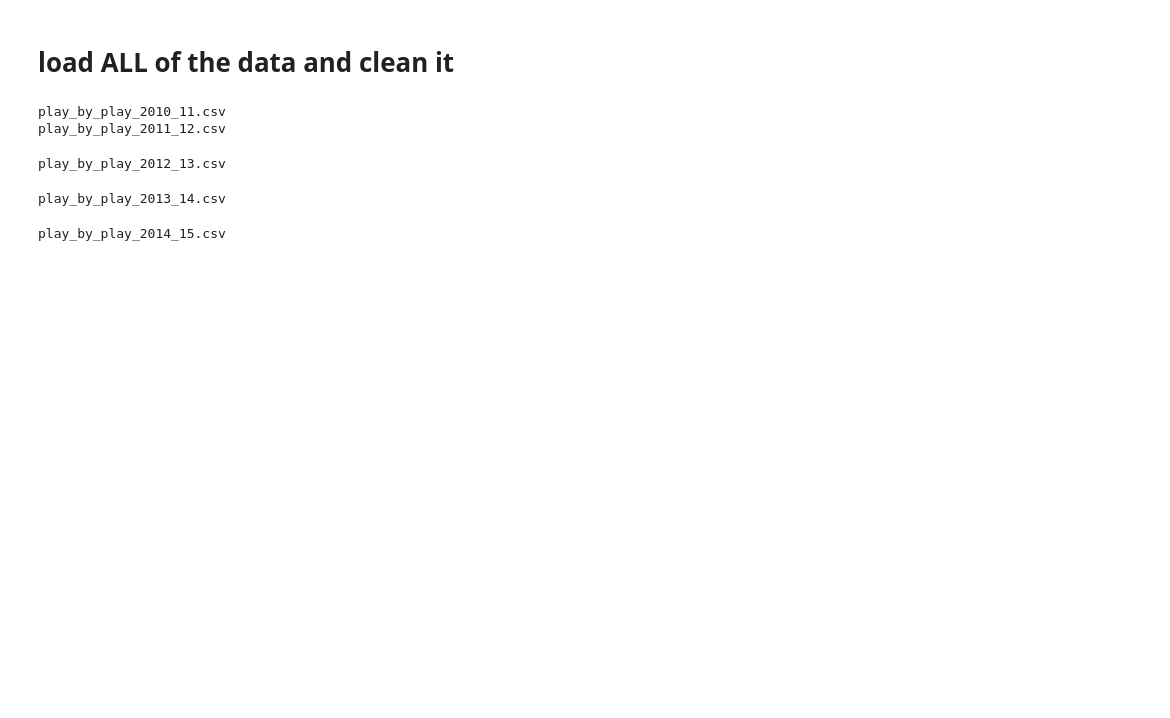
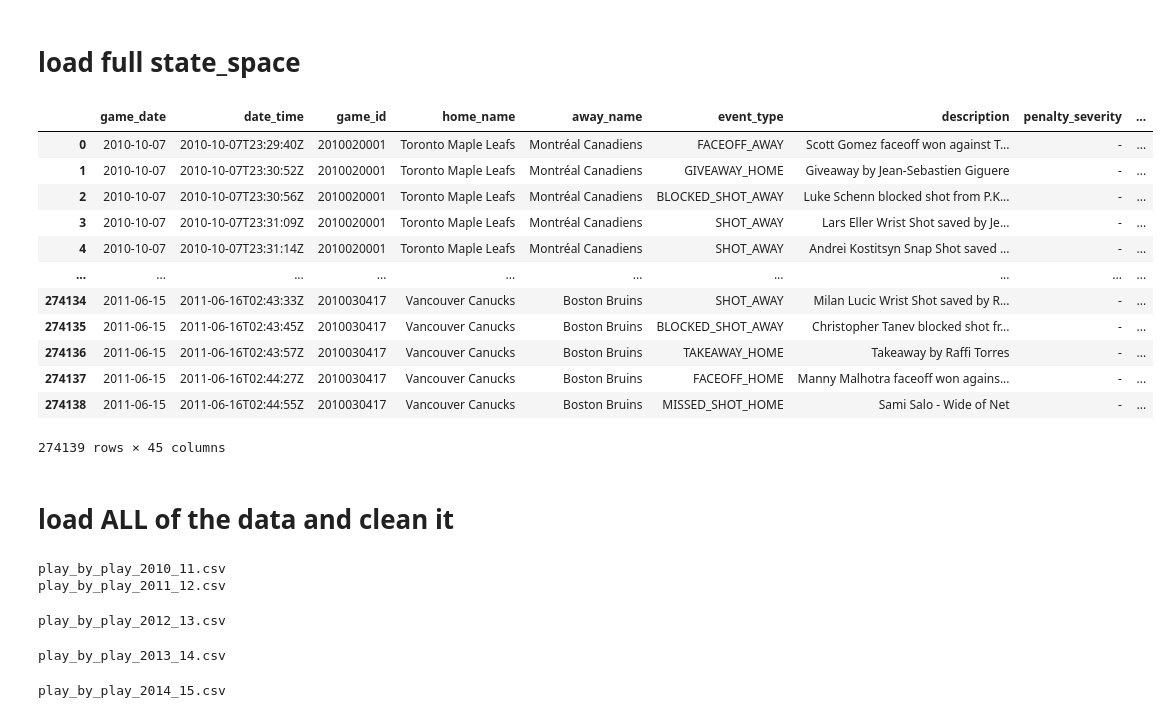
Before and after one commit to jeffxhansen/NHL_Win_Predictor, a Jupyter notebook: jeff.ipynb, the cells around one changed output. Saved outputs shown, nothing was run; the diff lists cells and outputs as text; code cells hidden in the pictures; blank space fills up the shorter version.

```diff
--- a/jeff.ipynb
+++ b/jeff.ipynb
@@ -17,6 +19,26 @@ set_np_pd_display_params(np, pd)
 pd.set_option("display.max_rows", 100)
 
 DATA_PATH = "data/play_by_play/"
+# %% [markdown]
+# load full state_space
+# %%
+from py_files.data_manager import create_state_space_opt
+df = create_state_space_opt('data/play_by_play/play_by_play_2010_11.csv', False)
+display(df)
+# %% [output]
+|  | game_date | date_time | game_id | home_name | away_name | event_type | description | penalty_severity | ... |
+| 0 | 2010-10-07 | 2010-10-07T23:29:40Z | 2010020001 | Toronto Maple Leafs | Montréal Canadiens | FACEOFF_AWAY | Scott Gomez faceoff won against T... | - | ... |
+| 1 | 2010-10-07 | 2010-10-07T23:30:52Z | 2010020001 | Toronto Maple Leafs | Montréal Canadiens | GIVEAWAY_HOME | Giveaway by Jean-Sebastien Giguere | - | ... |
+| 2 | 2010-10-07 | 2010-10-07T23:30:56Z | 2010020001 | Toronto Maple Leafs | Montréal Canadiens | BLOCKED_SHOT_AWAY | Luke Schenn blocked shot from P.K... | - | ... |
+| 3 | 2010-10-07 | 2010-10-07T23:31:09Z | 2010020001 | Toronto Maple Leafs | Montréal Canadiens | SHOT_AWAY | Lars Eller Wrist Shot saved by Je... | - | ... |
+| 4 | 2010-10-07 | 2010-10-07T23:31:14Z | 2010020001 | Toronto Maple Leafs | Montréal Canadiens | SHOT_AWAY | Andrei Kostitsyn Snap Shot saved ... | - | ... |
+| ... | ... | ... | ... | ... | ... | ... | ... | ... | ... |
+| 274134 | 2011-06-15 | 2011-06-16T02:43:33Z | 2010030417 | Vancouver Canucks | Boston Bruins | SHOT_AWAY | Milan Lucic Wrist Shot saved by R... | - | ... |
+| 274135 | 2011-06-15 | 2011-06-16T02:43:45Z | 2010030417 | Vancouver Canucks | Boston Bruins | BLOCKED_SHOT_AWAY | Christopher Tanev blocked shot fr... | - | ... |
+| 274136 | 2011-06-15 | 2011-06-16T02:43:57Z | 2010030417 | Vancouver Canucks | Boston Bruins | TAKEAWAY_HOME | Takeaway by Raffi Torres | - | ... |
+| 274137 | 2011-06-15 | 2011-06-16T02:44:27Z | 2010030417 | Vancouver Canucks | Boston Bruins | FACEOFF_HOME | Manny Malhotra faceoff won agains... | - | ... |
+| 274138 | 2011-06-15 | 2011-06-16T02:44:55Z | 2010030417 | Vancouver Canucks | Boston Bruins | MISSED_SHOT_HOME | Sami Salo - Wide of Net | - | ... |
+274139 rows × 45 columns
 # %% [markdown]
 # load ALL of the data and clean it
 # %%
```
Also changed, not shown: parts of 11 cells of this notebook, 2 other files.
